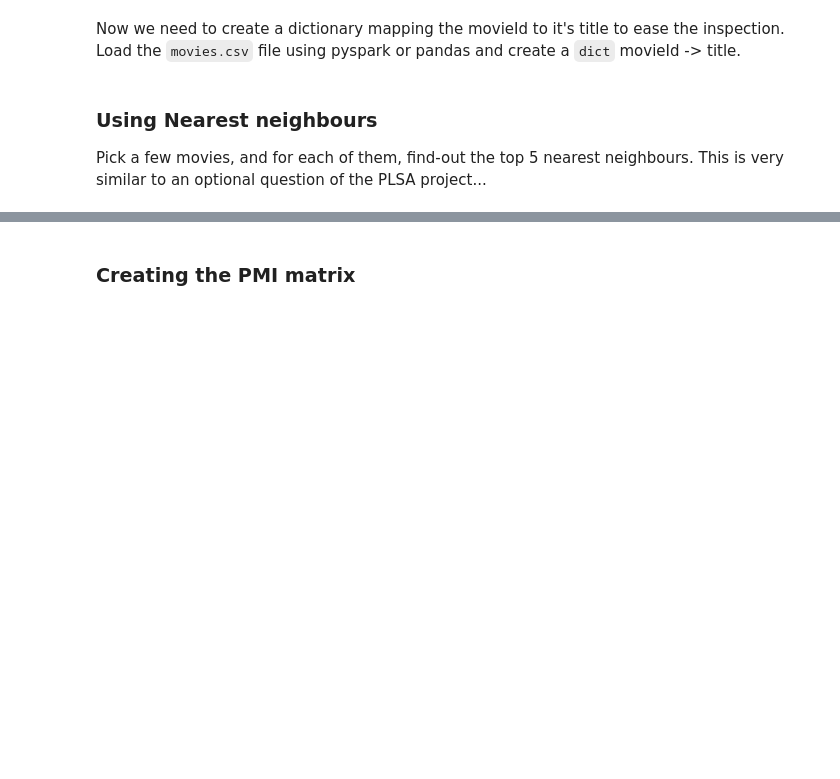
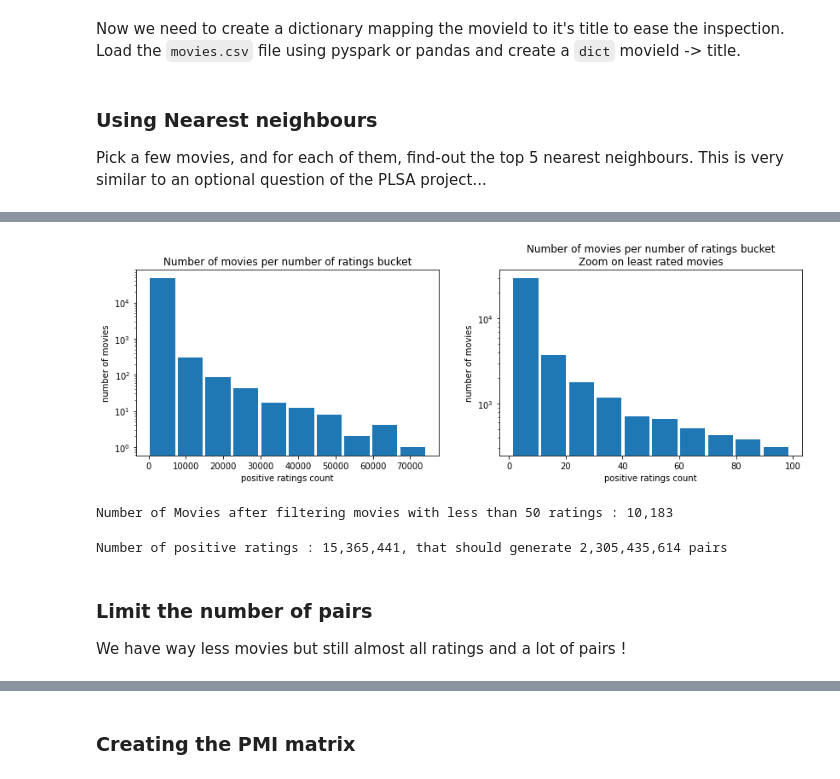
Before and after one commit to criteo-research/master-iasd, a Jupyter notebook: module3/session6/td4-part2-matrix-factorization-solution.ipynb, the cells around one changed output, grey strips where cells are left out. Cells and saved outputs as stored; diff of their text form; code cells hidden in the pictures; blank space fills up the shorter version.

Commit message:
Update questions and solution of module 3 session 6 exercices : Matrix factorization part 1

```diff
--- a/module3/session6/td4-part2-matrix-factorization-solution.ipynb
+++ b/module3/session6/td4-part2-matrix-factorization-solution.ipynb
@@ -11,3 +33,13 @@ In both settings we will index the item embeddings and inspect their quality usi
+# %%
+conf = (
+    SparkConf()
+    .set('spark.ui.port', '4050')
+    .set("spark.driver.memory", "16g")
+    .set('spark.driver.maxResultsSize', '8g')
+)
+sc = SparkContext(conf=conf)
+spark = SparkSession.builder.master('local[*]').getOrCreate()
+ss = spark
 # %% [markdown]
 ### Download the dataset
 # %%
@@ -30,3 +71,3 @@ dbutils.fs.ls("dbfs:/ml-25m/")
 # %%
-movies_df = spark.read.csv('dbfs:/ml-25m/movies.csv', header=True, inferSchema=True).cache()
-ratings_df = spark.read.csv('dbfs:/ml-25m/ratings.csv', header=True, inferSchema=True)
+movies_df = spark.read.csv('ml-25m/movies.csv', header=True, inferSchema=True).cache()
+ratings_df = spark.read.csv('ml-25m/ratings.csv', header=True, inferSchema=True)
@@ -154,0 +209,7 @@ We now are going to factorize the item-item PMI matrix using randomized SVD.
+# %%
+# first things first we only keep movies liked by user.
+positive_ratings_df = ratings_df.filter(F.col('rating') >= 3.5).persist(StorageLevel.DISK_ONLY)
+print(
+    f"Number of positive ratings : {positive_ratings_df.count():,}"
+    f", that should generate {number_of_pairs_to_be_generated(positive_ratings_df):,} pairs"
+)
@@ -154,0 +224,6 @@ We now are going to factorize the item-item PMI matrix using randomized SVD.
+# %%
+# There are not that many movies in the dataset, we can safely bring their rating counts to pandas
+movie_counts_df = positive_ratings_df.groupby("movieId").count()
+movie_counts_pdf = movie_counts_df.toPandas()
+print(f"Number of Movies in original dataset : {len(movie_counts_pdf):,}")
+movie_counts_pdf.head(3)
@@ -154,0 +236,33 @@ We now are going to factorize the item-item PMI matrix using randomized SVD.
+# %%
+fig, axes = plt.subplots(1, 2, figsize=(14, 4))
+axes[0].hist(movie_counts_pdf["count"], log=True, rwidth=0.9)
+axes[0].set_xlabel("positive ratings count")
+axes[0].set_ylabel("number of movies")
+axes[0].set_title("Number of movies per number of ratings bucket")
+
+axes[1].hist(movie_counts_pdf["count"][movie_counts_pdf["count"] < 100], log=True, rwidth=0.9)
+axes[1].set_xlabel("positive ratings count")
+axes[1].set_ylabel("number of movies")
+axes[1].set_title("Number of movies per number of ratings bucket\nZoom on least rated movies")
+None
+# %% [output]
+[figure, added]
+# %%
+MIN_COUNT = 50
+kept_movies_df = movie_counts_df.filter(F.col("count") > MIN_COUNT).select("movieId")
+print(f"Number of Movies after filtering movies with less than {MIN_COUNT} ratings : {kept_movies_df.count():,}")
+# %% [output]
+Number of Movies after filtering movies with less than 50 ratings : 10,183
+# %%
+filtered_ratings_df = positive_ratings_df.join(kept_movies_df, on="movieId")
+
+print(
+    f"Number of positive ratings : {filtered_ratings_df.count():,}"
+    f", that should generate {number_of_pairs_to_be_generated(filtered_ratings_df):,} pairs"
+)
+# %% [output]
+Number of positive ratings : 15,365,441, that should generate 2,305,435,614 pairs
+# %% [markdown]
+### Limit the number of pairs
+
+We have way less movies but still almost all ratings and a lot of pairs !
```
Also changed, not shown: parts of 66 cells of this notebook, 1 other file.
